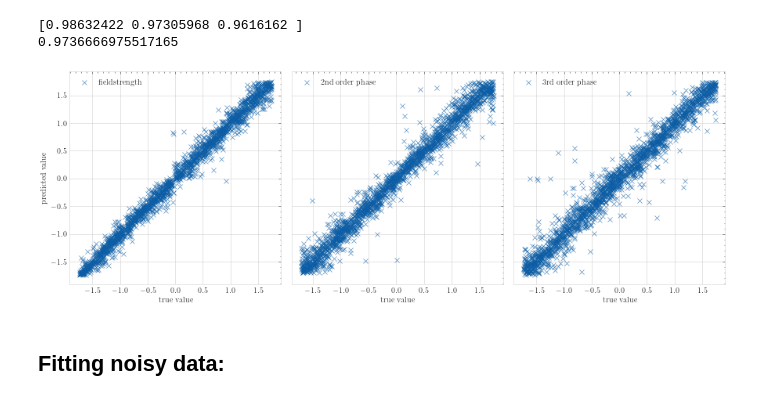
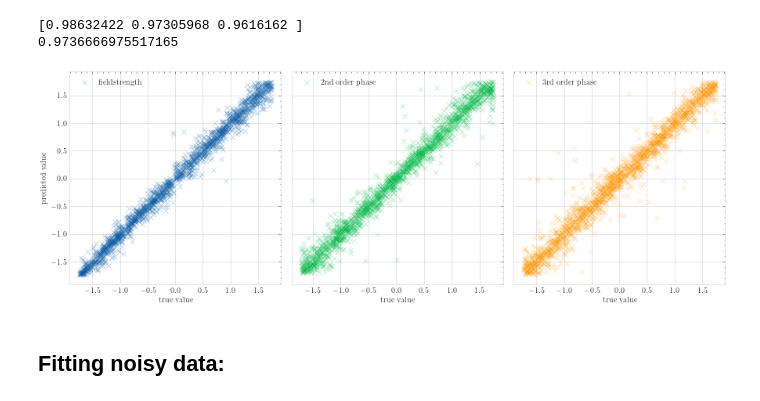
Before and after one commit to Ztec1337/Bachelorarbeit, a Jupyter notebook: main/fundamentalmodels/DecisionTree.ipynb, the cells around one changed output. Saved outputs shown, nothing was run; the diff lists cells and outputs as text; code cells hidden in the pictures.

```diff
--- a/main/fundamentalmodels/DecisionTree.ipynb
+++ b/main/fundamentalmodels/DecisionTree.ipynb
@@ -87,28 +88,28 @@ print(r2_score(y_test,y_pred))
 # %%
 fig, (ax1, ax2, ax3) = plt.subplots(1,3, figsize=(15,5),sharey=True,sharex=False)
 plt.subplots_adjust(wspace=0.05, hspace=0.05)
 #fig.suptitle('Absorption spectrum with different noise level')
 
-ax1.scatter(x=y_test[:,0],y = y_pred[:,0],label = 'fieldstrength',marker= 'x',linewidths= 0.7,alpha = 0.7)
-ax2.scatter(x=y_test[:,1],y = y_pred[:,1],label = '2nd order phase',marker= 'x',linewidths= 0.7,alpha = 0.7)
-ax3.scatter(x=y_test[:,2],y = y_pred[:,2],label = '3rd order phase',marker= 'x',linewidths= 0.7,alpha = 0.7)
+ax1.scatter(x=y_test[:,0],y = y_pred[:,0],label = 'fieldstrength',marker= 'x',linewidths= 0.7,alpha = 0.3,color = 'C0')
+ax2.scatter(x=y_test[:,1],y = y_pred[:,1],label = '2nd order phase',marker= 'x',linewidths= 0.7,alpha = 0.3,color = 'C1')
+ax3.scatter(x=y_test[:,2],y = y_pred[:,2],label = '3rd order phase',marker= 'x',linewidths= 0.7,alpha = 0.3,color = 'C2')
 
 ax1.legend(loc = 'upper left')
 ax2.legend()
 ax3.legend()
 
 #ax1.set_ylim(-3,3)
 ax1.set_xlabel('true value')
 ax2.set_xlabel('true value')
 ax3.set_xlabel('true value')
 
 ax1.set_ylabel('predicted value')
 #ax2.set_ylabel('intensity')
 #ax3.set_ylabel('intensity')
 #ax4.set_ylabel('intensity')
 fig.savefig('images/pvtdt0.png', dpi=300)
 # %% [output]
-[figure, old version]
+[figure, new version]
 # %% [markdown]
 ## Fitting noisy data:
 # %%
```
Also changed, not shown: parts of 4 cells of this notebook, 32 other files.
